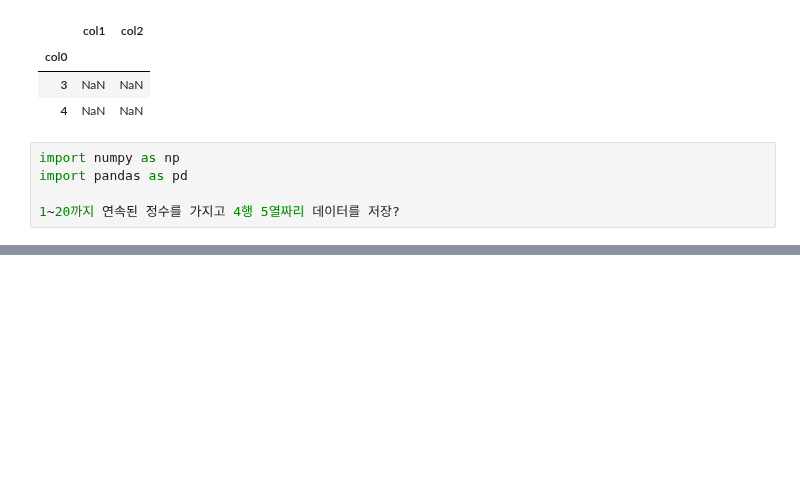
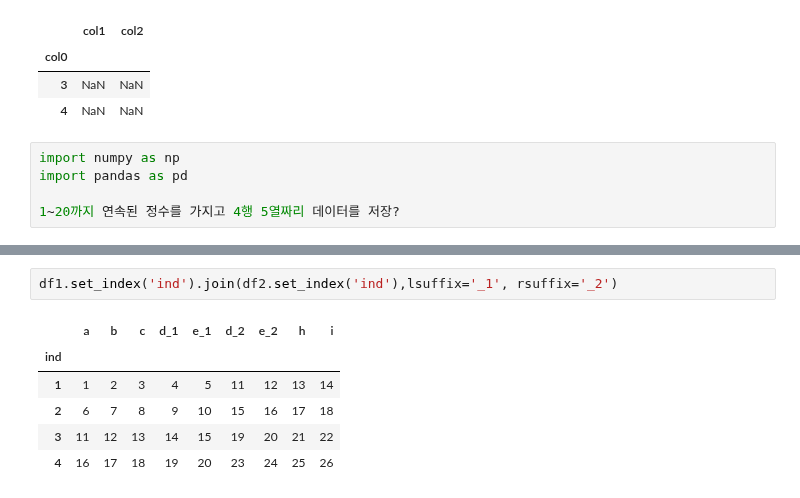
Before and after one commit to kikiru328/CAKD3-Github, a Jupyter notebook: 5. Pandas/Untitled Folder/Untitled.ipynb, the cells around one changed output, grey strips where cells are left out. Saved outputs shown, nothing was run; the diff lists cells and outputs as text; blank space fills up the shorter version.

```diff
--- a/5. Pandas/Untitled Folder/Untitled.ipynb
+++ b/5. Pandas/Untitled Folder/Untitled.ipynb
@@ -352,0 +438,9 @@ df2 = pd.DataFrame(data2,columns=list('d')
+# %%
+df1.set_index('ind').join(df2.set_index('ind'),lsuffix='_1', rsuffix='_2')
+# %% [output]
+|  | a | b | c | d_1 | e_1 | d_2 | e_2 | h | i |
+| ind |  |  |  |  |  |  |  |  |  |
+| 1 | 1 | 2 | 3 | 4 | 5 | 11 | 12 | 13 | 14 |
+| 2 | 6 | 7 | 8 | 9 | 10 | 15 | 16 | 17 | 18 |
+| 3 | 11 | 12 | 13 | 14 | 15 | 19 | 20 | 21 | 22 |
+| 4 | 16 | 17 | 18 | 19 | 20 | 23 | 24 | 25 | 26 |
```
Also changed, not shown: parts of 16 cells of this notebook, 2 other files.
